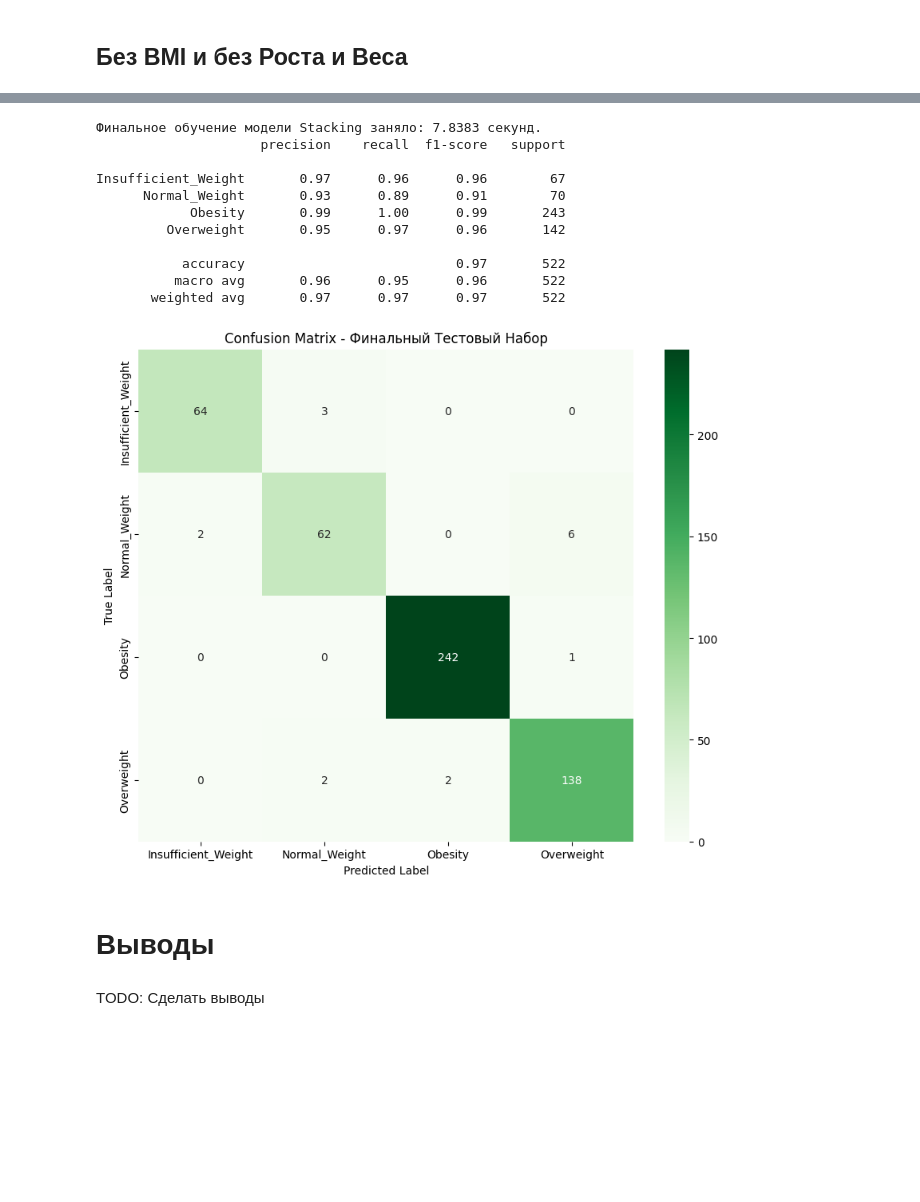
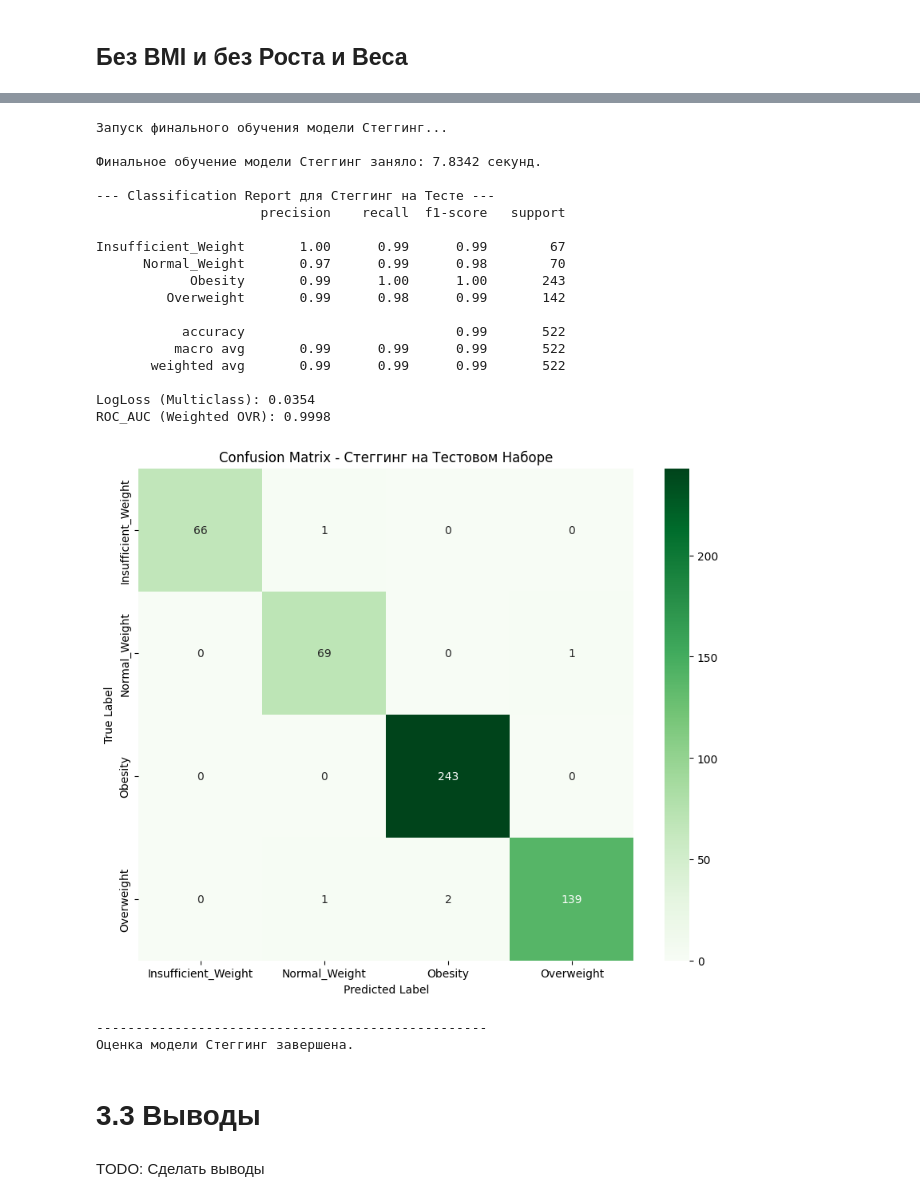
Before and after one commit to AlexTilta/Multiclass_prediction_of_obesity_risk, a Jupyter notebook: 02_ML.ipynb, the cells around one changed output, grey strips where cells are left out. Cells and saved outputs as stored; diff of their text form; code cells hidden in the pictures; blank space fills up the shorter version.

```diff
--- a/02_ML.ipynb
+++ b/02_ML.ipynb
@@ -467,7 +640,7 @@ Insufficient_Weight       0.53      0.49      0.51       200
 # %%
 svm_pipeline = make_pipeline(
         StandardScaler(),
-        SVC(kernel='linear', random_state=42)
+        SVC(kernel='linear', random_state=42, probability=True)
     )
 # %% [markdown]
 ## Без BMI
@@ -863,48 +1005,28 @@ display_formatted_table(result_no_anthro)
 # %%
-
-start_time = time.time()
-stacking.fit(X_HW_train, Y_HW_train)
-fit_time = time.time() - start_time
-
-print(f"Финальное обучение модели Stacking заняло: {fit_time:.4f} секунд.")
-
-y_pred_test = stacking.predict(X_HW_test)
-
-class_names = [str(c) for c in sorted(Y_HW_test.unique())]
-
-test_report = classification_report(Y_HW_test, y_pred_test, target_names=class_names)
-print(test_report)
-
-cm_test = confusion_matrix(Y_HW_test, y_pred_test)
-
-plt.figure(figsize=(10, 8))
-sns.heatmap(
-    cm_test,
-    annot=True,
-    fmt='d',
-    cmap='Greens',
-    xticklabels=class_names,
-    yticklabels=class_names
-)
-
-plt.xlabel('Predicted Label')
-plt.ylabel('True Label')
-plt.title('Confusion Matrix - Финальный Тестовый Набор')
-plt.show()
+display_final_model_evaluation(stacking, X_BMI_train, Y_BMI_train, X_BMI_test, Y_BMI_test, MODEL_NAMES["stacking"])
 # %% [output]
-Финальное обучение модели Stacking заняло: 7.8383 секунд.
+Запуск финального обучения модели Стеггинг...
+
+Финальное обучение модели Стеггинг заняло: 7.8342 секунд.
+
+--- Classification Report для Стеггинг на Тесте ---
                      precision    recall  f1-score   support
 
-Insufficient_Weight       0.97      0.96      0.96        67
-      Normal_Weight       0.93      0.89      0.91        70
-            Obesity       0.99      1.00      0.99       243
-         Overweight       0.95      0.97      0.96       142
+Insufficient_Weight       1.00      0.99      0.99        67
+      Normal_Weight       0.97      0.99      0.98        70
+            Obesity       0.99      1.00      1.00       243
+         Overweight       0.99      0.98      0.99       142
 
-           accuracy                           0.97       522
-          macro avg       0.96      0.95      0.96       522
-       weighted avg       0.97      0.97      0.97       522
+           accuracy                           0.99       522
+          macro avg       0.99      0.99      0.99       522
+       weighted avg       0.99      0.99      0.99       522
+
+LogLoss (Multiclass): 0.0354
+ROC_AUC (Weighted OVR): 0.9998
-[figure, old version]
+[figure, new version]
+--------------------------------------------------
+Оценка модели Стеггинг завершена.
 # %% [markdown]
-# **Выводы**
+# **3.3 Выводы**
 # %% [markdown]
 TODO: Сделать выводы
```
Also changed, not shown: parts of 59 cells of this notebook.
